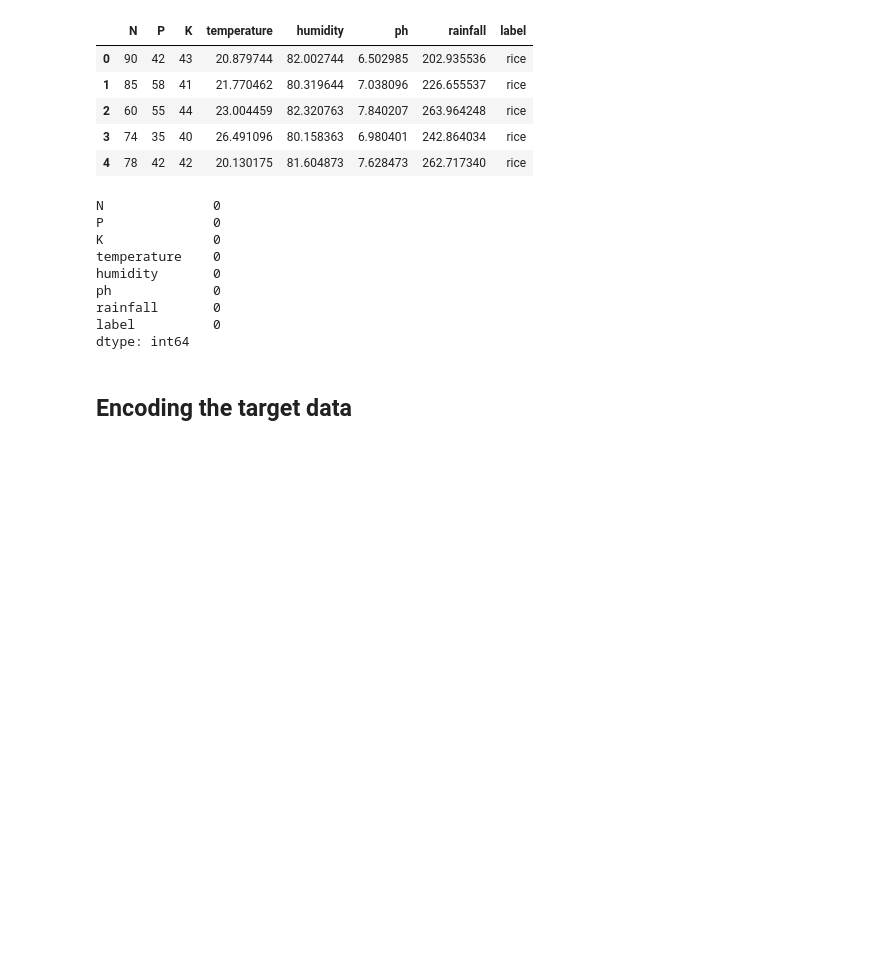
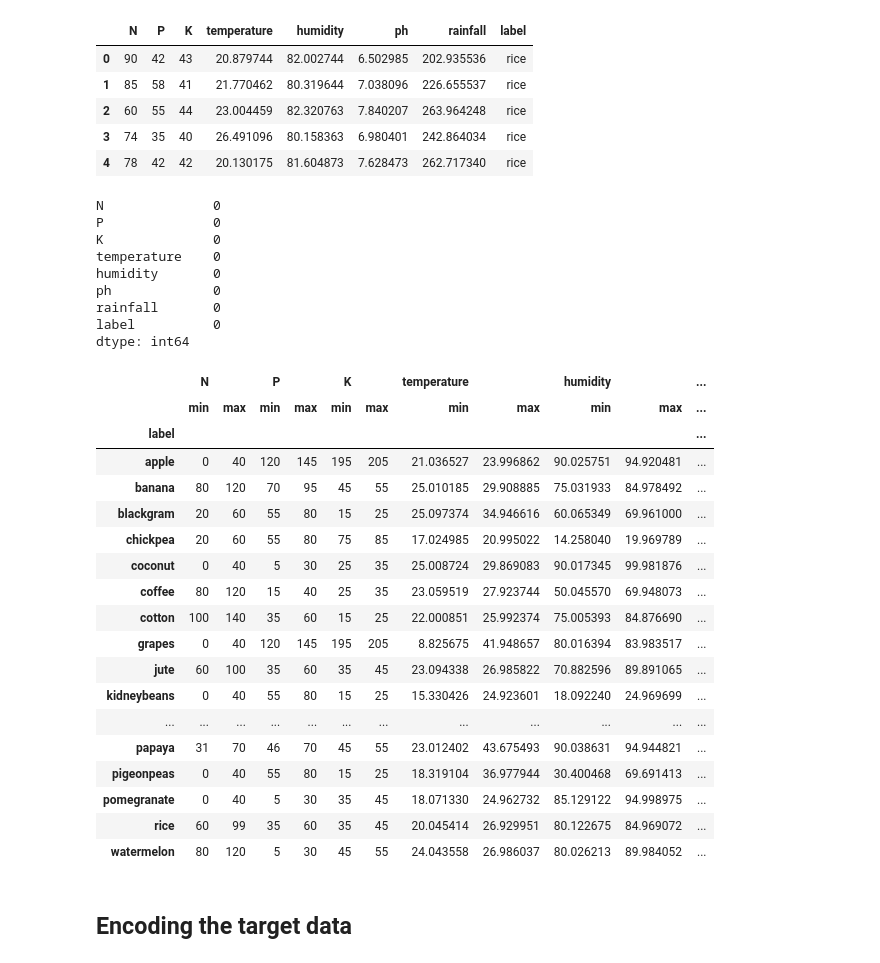
Before and after one commit to KaushikMreddy/TalkCrops_Capstone, a Jupyter notebook: TalkCrops.ipynb, the cells around one changed output. Drawn from its saved outputs; the diff is of its cells as text; code cells hidden in the pictures; blank space fills up the shorter version.

```diff
--- a/TalkCrops.ipynb
+++ b/TalkCrops.ipynb
@@ -34,6 +34,29 @@ ph             0
 rainfall       0
 label          0
 dtype: int64
+# %%
+min_max_by_crop = data_raw.groupby('label')[['N', 'P', 'K','temperature','humidity','ph','rainfall']].agg(['min', 'max'])
+min_max_by_crop
+# %% [output]
+|  | N |  | P |  | K |  | temperature |  | humidity |  | ... |
+|  | min | max | min | max | min | max | min | max | min | max | ... |
+| label |  |  |  |  |  |  |  |  |  |  | ... |
+| apple | 0 | 40 | 120 | 145 | 195 | 205 | 21.036527 | 23.996862 | 90.025751 | 94.920481 | ... |
+| banana | 80 | 120 | 70 | 95 | 45 | 55 | 25.010185 | 29.908885 | 75.031933 | 84.978492 | ... |
+| blackgram | 20 | 60 | 55 | 80 | 15 | 25 | 25.097374 | 34.946616 | 60.065349 | 69.961000 | ... |
+| chickpea | 20 | 60 | 55 | 80 | 75 | 85 | 17.024985 | 20.995022 | 14.258040 | 19.969789 | ... |
+| coconut | 0 | 40 | 5 | 30 | 25 | 35 | 25.008724 | 29.869083 | 90.017345 | 99.981876 | ... |
+| coffee | 80 | 120 | 15 | 40 | 25 | 35 | 23.059519 | 27.923744 | 50.045570 | 69.948073 | ... |
+| cotton | 100 | 140 | 35 | 60 | 15 | 25 | 22.000851 | 25.992374 | 75.005393 | 84.876690 | ... |
+| grapes | 0 | 40 | 120 | 145 | 195 | 205 | 8.825675 | 41.948657 | 80.016394 | 83.983517 | ... |
+| jute | 60 | 100 | 35 | 60 | 35 | 45 | 23.094338 | 26.985822 | 70.882596 | 89.891065 | ... |
+| kidneybeans | 0 | 40 | 55 | 80 | 15 | 25 | 15.330426 | 24.923601 | 18.092240 | 24.969699 | ... |
+| ... | ... | ... | ... | ... | ... | ... | ... | ... | ... | ... | ... |
+| papaya | 31 | 70 | 46 | 70 | 45 | 55 | 23.012402 | 43.675493 | 90.038631 | 94.944821 | ... |
+| pigeonpeas | 0 | 40 | 55 | 80 | 15 | 25 | 18.319104 | 36.977944 | 30.400468 | 69.691413 | ... |
+| pomegranate | 0 | 40 | 5 | 30 | 35 | 45 | 18.071330 | 24.962732 | 85.129122 | 94.998975 | ... |
+| rice | 60 | 99 | 35 | 60 | 35 | 45 | 20.045414 | 26.929951 | 80.122675 | 84.969072 | ... |
+| watermelon | 80 | 120 | 5 | 30 | 45 | 55 | 24.043558 | 26.986037 | 80.026213 | 89.984052 | ... |
 # %% [markdown]
 ## Encoding the target data
 # %%
```
Also changed, not shown: parts of 18 cells of this notebook.
